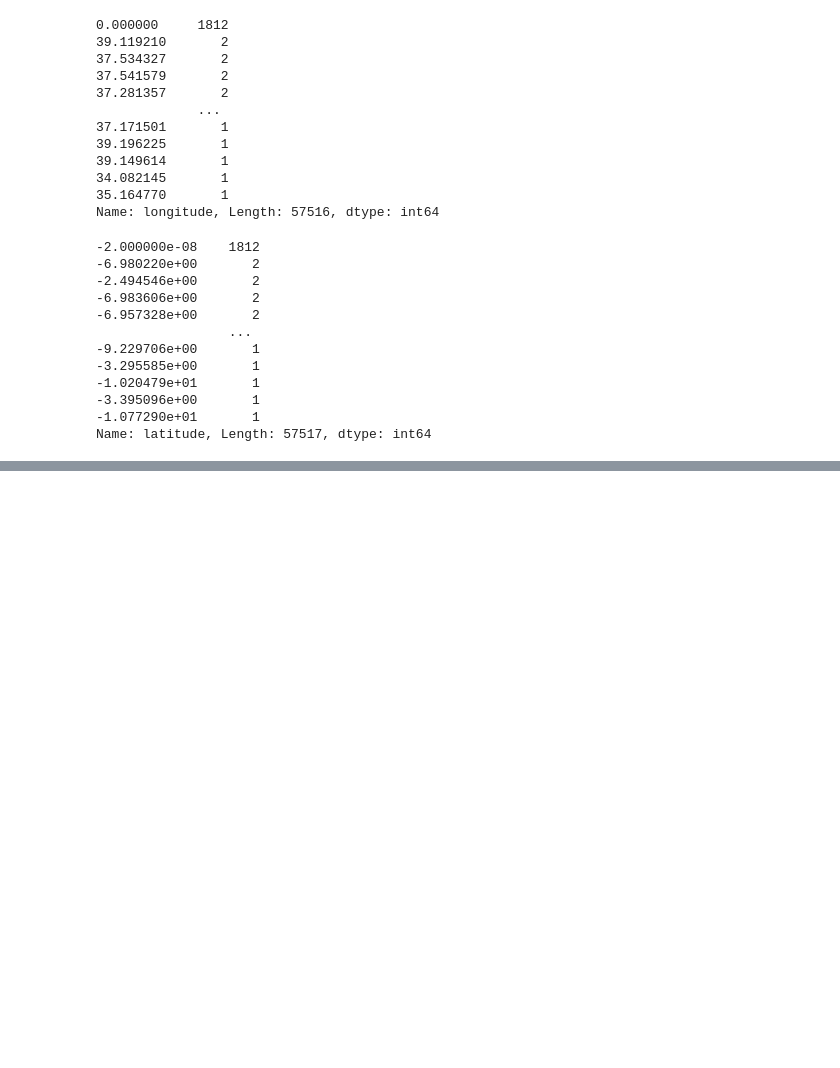
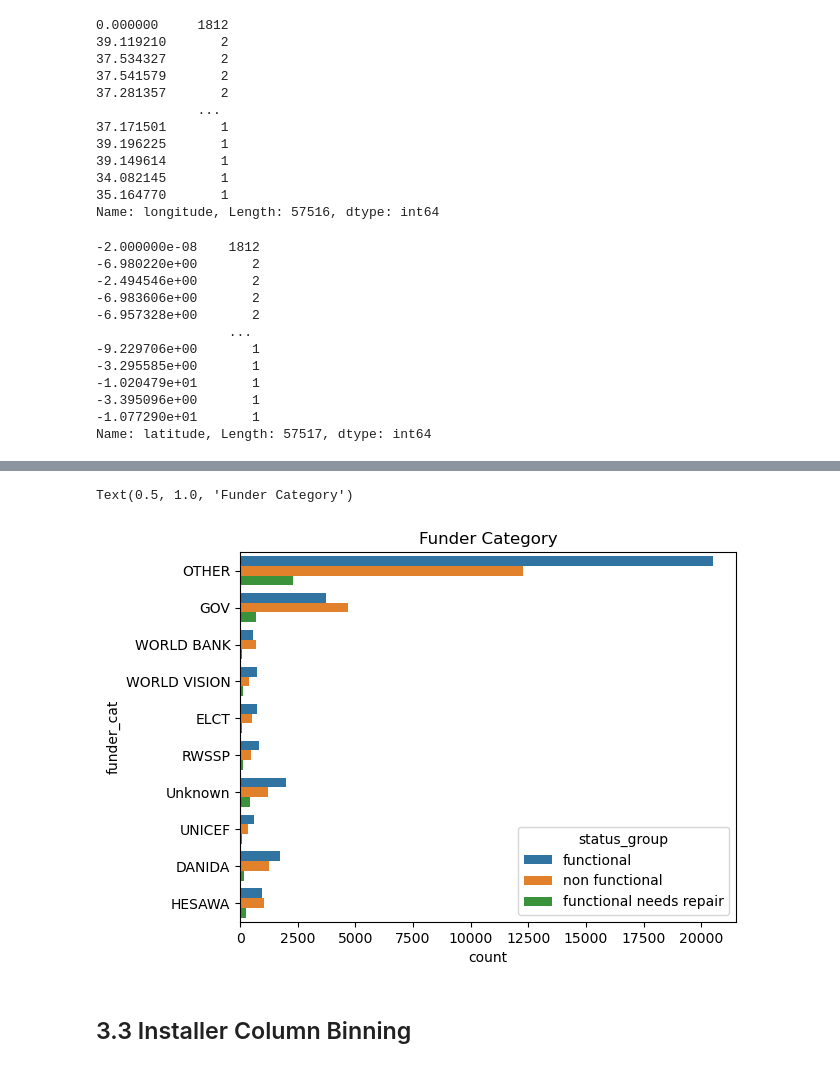
Before and after one commit to JasonErwin/dma-project, a Jupyter notebook: testing-notebooks/Jason_Preprocessing.ipynb, the cells around one changed output, grey strips where cells are left out. Drawn from its saved outputs; the diff is of its cells as text; code cells hidden in the pictures; blank space fills up the shorter version.

```diff
--- a/testing-notebooks/Jason_Preprocessing.ipynb
+++ b/testing-notebooks/Jason_Preprocessing.ipynb
@@ -980,0 +935,2 @@ Index(['id', 'amount_tsh', 'date_recorded', 'funder', 'gps_height',
+# %%
+df_combined['funder'] = df_combined['funder'].fillna("Unknown")
@@ -980,0 +952,26 @@ Index(['id', 'amount_tsh', 'date_recorded', 'funder', 'gps_height',
+# %%
+# Bin Values >1000 as individual Category,
+# <1000 placed in others
+
+def label_funder (row):
+    if row['funder'] in ['Government Of Tanzania']:
+        return "GOV"
+    if row['funder'] in ['Unknown']:
+        return "Unknown"
+    if row['funder'] in ['Danida']:
+        return "DANIDA"
+    if row['funder'] in ['Hesawa']:
+        return "HESAWA"
+    if row['funder'] in ['Rwssp']:
+        return "RWSSP"
+    if row['funder'] in ['World Bank']:
+        return "WORLD BANK"
+    if row['funder'] in ['Kkkt']:
+        return "ELCT"
+    if row['funder'] in ['World Vision']:
+        return "WORLD VISION"
+    if row['funder'] in ['Unicef']:
+        return "UNICEF"
+    return "OTHER"
+
+df_combined['funder_cat'] = df_combined.apply(lambda row: label_funder(row), axis=1)
@@ -980,0 +992,8 @@ Index(['id', 'amount_tsh', 'date_recorded', 'funder', 'gps_height',
+# %%
+sns.countplot(data=df_combined, y='funder_cat', hue='status_group', dodge=1.0)
+plt.title('Funder Category')
+# %% [output]
+Text(0.5, 1.0, 'Funder Category')
+[figure, added]
+# %% [markdown]
+## 3.3 Installer Column Binning
```
Also changed, not shown: parts of 45 cells of this notebook.
